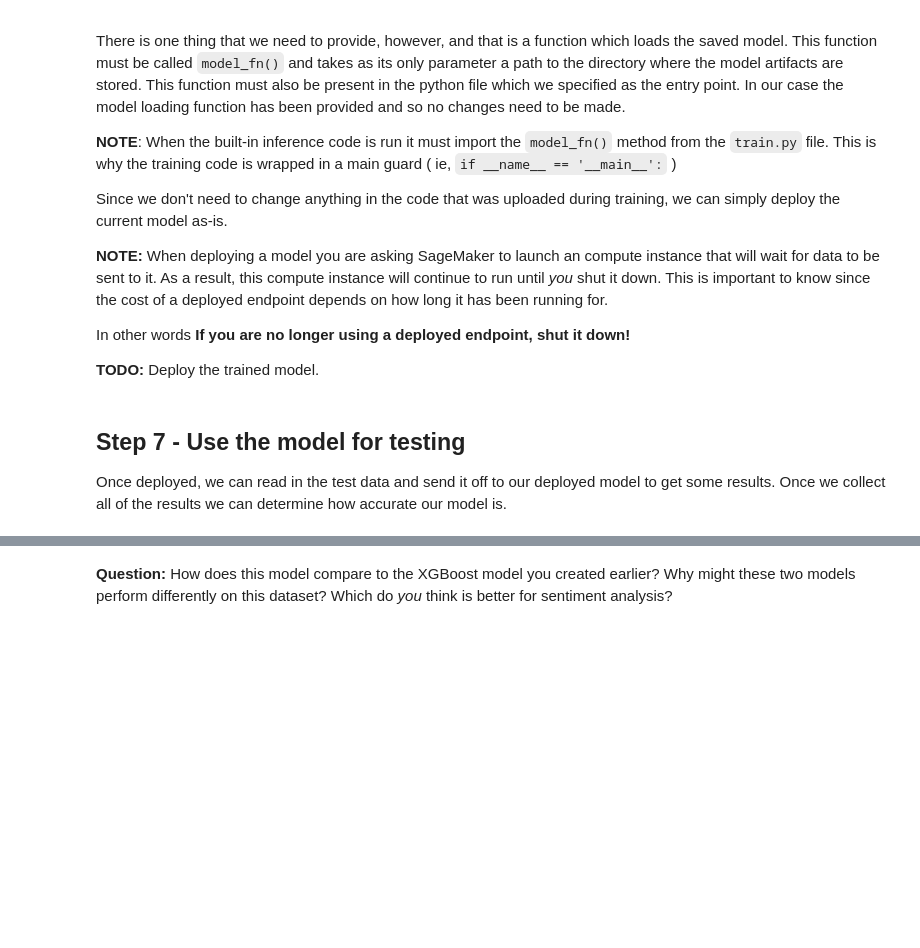
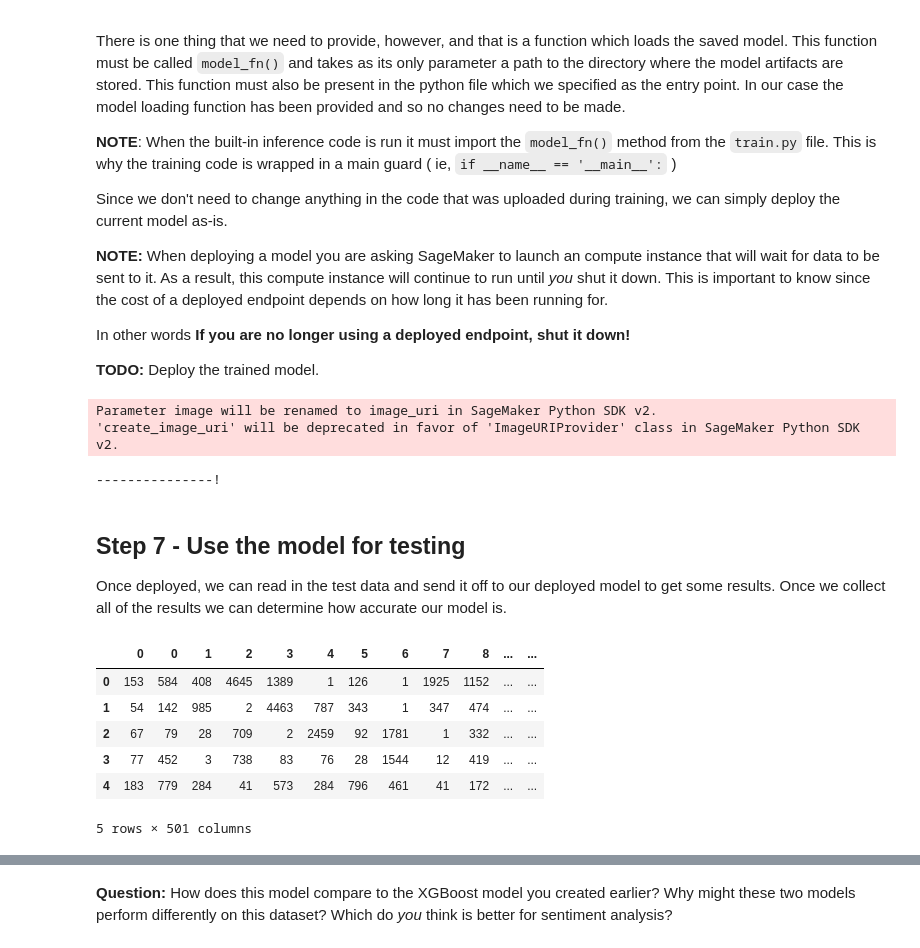
Before and after one commit to zhulingchen/sagemaker-deployment, a Jupyter notebook: Project/SageMaker Project.ipynb, the cells around one changed output, grey strips where cells are left out. Saved outputs shown, nothing was run; the diff lists cells and outputs as text; code cells hidden in the pictures; blank space fills up the shorter version.

Commit message:
finished the remaining coding steps of Project: Deploy a Sentiment Analysis Model

```diff
--- a/Project/SageMaker Project.ipynb
+++ b/Project/SageMaker Project.ipynb
@@ -527,12 +595,29 @@ In other words **If you are no longer using a deployed endpoint, shut it down!**
 **TODO:** Deploy the trained model.
 # %%
 # TODO: Deploy the trained model
+
+predictor = estimator.deploy(initial_instance_count=1,
+                             instance_type='ml.m4.xlarge')
+# %% [output]
+Parameter image will be renamed to image_uri in SageMaker Python SDK v2.
+'create_image_uri' will be deprecated in favor of 'ImageURIProvider' class in SageMaker Python SDK v2.
+---------------!
 # %% [markdown]
 ## Step 7 - Use the model for testing
 
 Once deployed, we can read in the test data and send it off to our deployed model to get some results. Once we collect all of the results we can determine how accurate our model is.
 # %%
 test_X = pd.concat([pd.DataFrame(test_X_len), pd.DataFrame(test_X)], axis=1)
+# %%
+test_X.head(5)
+# %% [output]
+|  | 0 | 0 | 1 | 2 | 3 | 4 | 5 | 6 | 7 | 8 | ... | ... |
+| 0 | 153 | 584 | 408 | 4645 | 1389 | 1 | 126 | 1 | 1925 | 1152 | ... | ... |
+| 1 | 54 | 142 | 985 | 2 | 4463 | 787 | 343 | 1 | 347 | 474 | ... | ... |
+| 2 | 67 | 79 | 28 | 709 | 2 | 2459 | 92 | 1781 | 1 | 332 | ... | ... |
+| 3 | 77 | 452 | 3 | 738 | 83 | 76 | 28 | 1544 | 12 | 419 | ... | ... |
+| 4 | 183 | 779 | 284 | 41 | 573 | 284 | 796 | 461 | 41 | 172 | ... | ... |
+5 rows × 501 columns
 # %%
 # We split the data into chunks and send each chunk seperately, accumulating the results.
 
```
Also changed, not shown: parts of 22 cells of this notebook, 5 other files.
